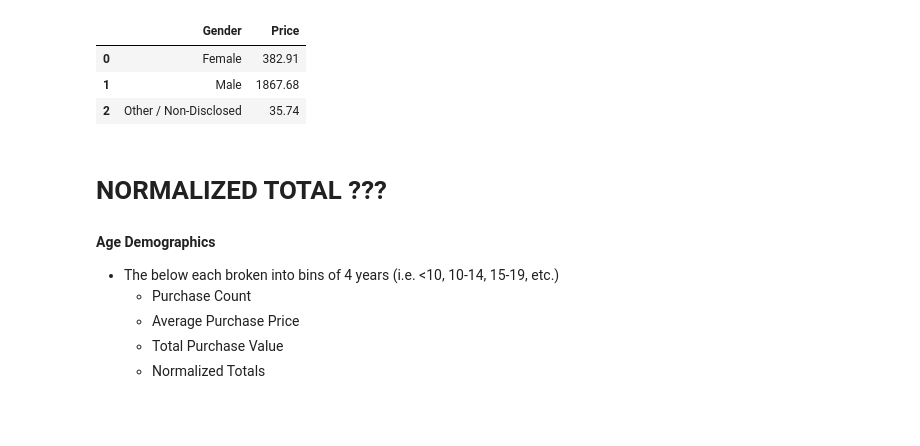
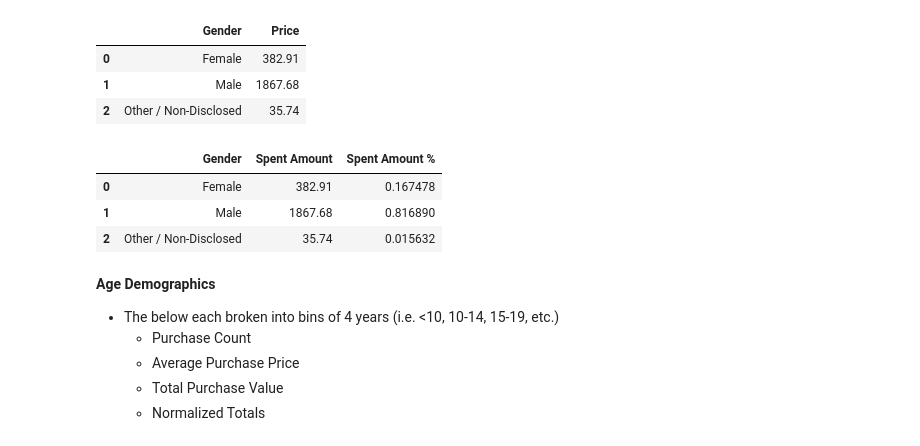
Before and after one commit to pooyasoleimany/DataScience, a Jupyter notebook: homeworks/04-pandas/heroes-of-pymoli.ipynb, the cells around one changed output. Saved outputs shown, nothing was run; the diff lists cells and outputs as text; code cells hidden in the pictures; blank space fills up the shorter version.

```diff
--- a/homeworks/04-pandas/heroes-of-pymoli.ipynb
+++ b/homeworks/04-pandas/heroes-of-pymoli.ipynb
@@ -163,14 +163,23 @@ purchace_count
 # %%
 avarage_purchace_price = purchase_data[["Gender", "Price"]].groupby(["Gender"]).mean().reindex()
 # %%
-purchase_data[["Gender", "Price"]].groupby(["Gender"]).sum().reset_index()
+total_purchase_value = purchase_data[["Gender", "Price"]].groupby(["Gender"]).sum().reset_index()
+total_purchase_value
 # %% [output]
 |  | Gender | Price |
 | 0 | Female | 382.91 |
 | 1 | Male | 1867.68 |
 | 2 | Other / Non-Disclosed | 35.74 |
-# %% [markdown]
-# NORMALIZED TOTAL ???
+# %%
+total_purchase_value = total_purchase_value.rename(columns={"Price": "Spent Amount"})
+# %%
+total_purchase_value["Spent Amount %"] = total_purchase_value["Spent Amount"] / total_revenue
+total_purchase_value
+# %% [output]
+|  | Gender | Spent Amount | Spent Amount % |
+| 0 | Female | 382.91 | 0.167478 |
+| 1 | Male | 1867.68 | 0.816890 |
+| 2 | Other / Non-Disclosed | 35.74 | 0.015632 |
 # %% [markdown]
 **Age Demographics**
 
```
Also changed, not shown: parts of 8 cells of this notebook.
